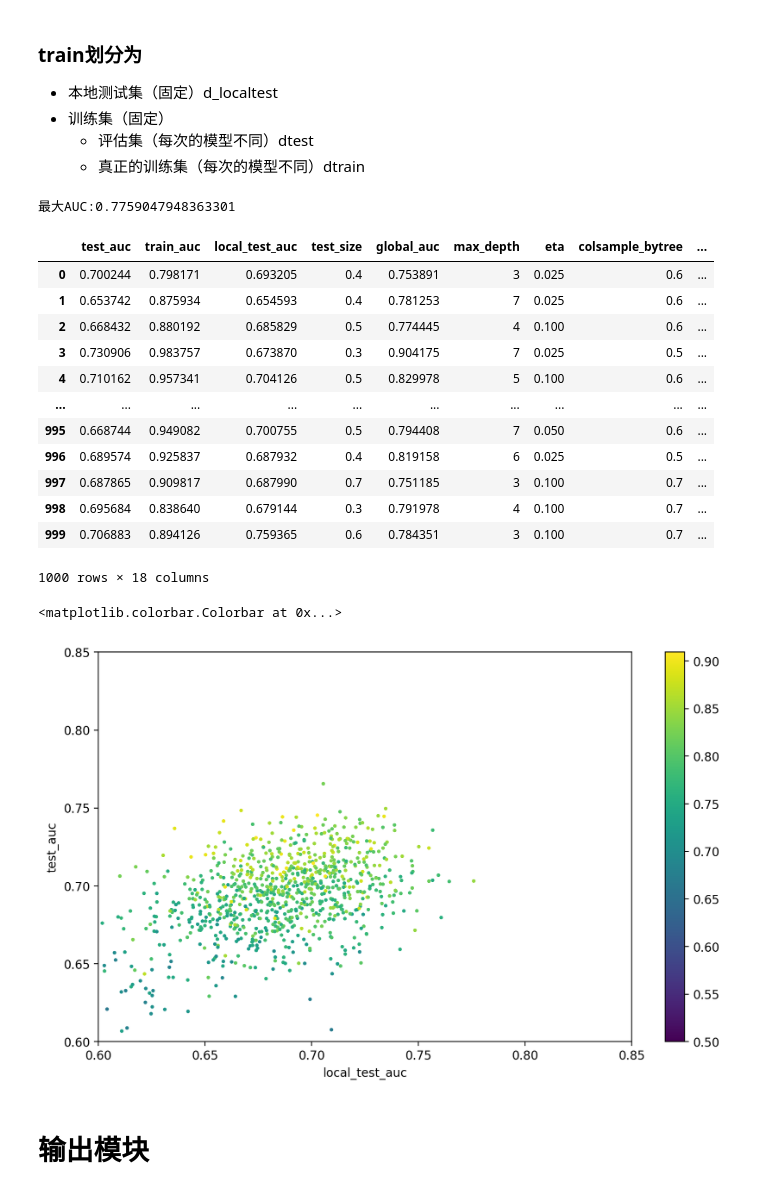
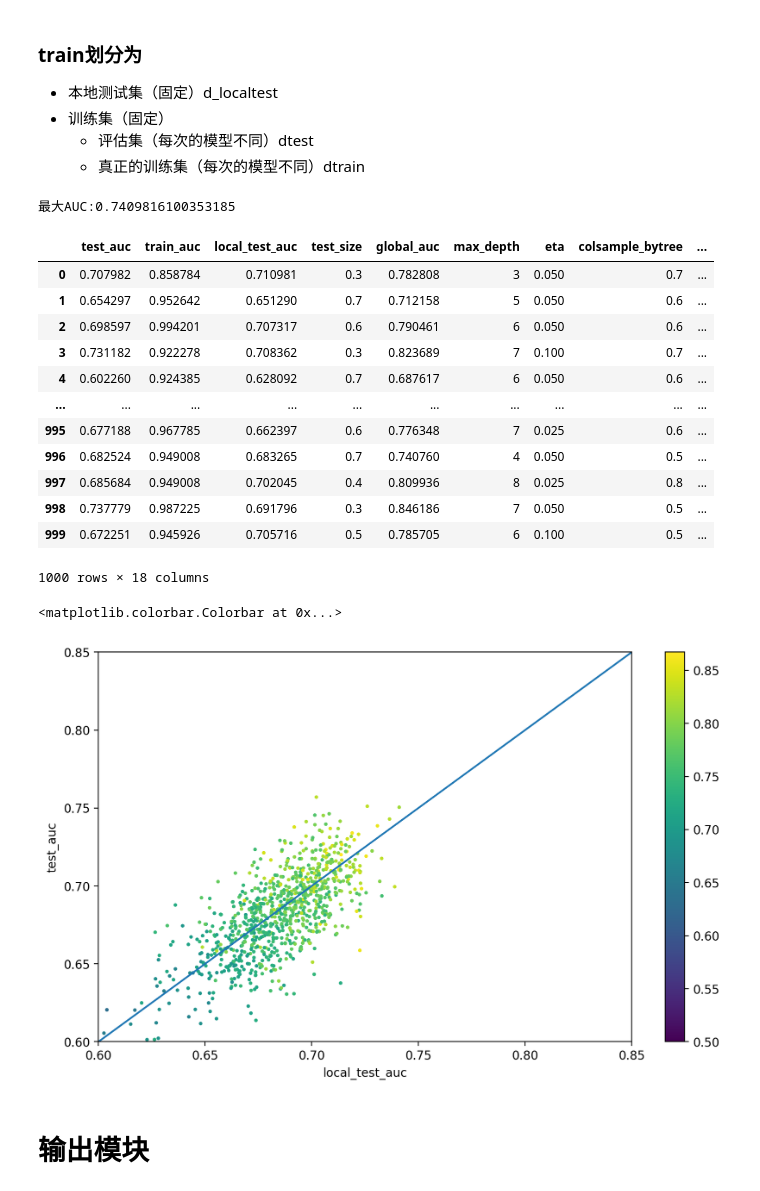
Before and after one commit to tassadar667/Take-down-SHUMO, a Jupyter notebook: 数据处理.ipynb, the cells around one changed output. Cells and saved outputs as stored; diff of their text form; code cells hidden in the pictures.

```diff
--- a/数据处理.ipynb
+++ b/数据处理.ipynb
@@ -287,7 +287,7 @@ df_train.to_csv("train_input.csv", encoding='utf-8')
 # %%
 N = 1000
 num_round = 100
-local_test_size = 1000
+local_test_size = 5000
 
 max_depth = [3, 4, 5, 6, 7, 8]
 eta = [0.1, 0.05,0.025]
@@ -410,22 +410,22 @@ for i in range(N):
 
 print('最大AUC:', max(info_df['local_test_auc']), sep="")
 # %% [output]
-最大AUC:0.7759047948363301
+最大AUC:0.7409816100353185
 # %%
 info_df
 # %% [output]
 |  | test_auc | train_auc | local_test_auc | test_size | global_auc | max_depth | eta | colsample_bytree | ... |
-| 0 | 0.700244 | 0.798171 | 0.693205 | 0.4 | 0.753891 | 3 | 0.025 | 0.6 | ... |
-| 1 | 0.653742 | 0.875934 | 0.654593 | 0.4 | 0.781253 | 7 | 0.025 | 0.6 | ... |
-| 2 | 0.668432 | 0.880192 | 0.685829 | 0.5 | 0.774445 | 4 | 0.100 | 0.6 | ... |
-| 3 | 0.730906 | 0.983757 | 0.673870 | 0.3 | 0.904175 | 7 | 0.025 | 0.5 | ... |
-| 4 | 0.710162 | 0.957341 | 0.704126 | 0.5 | 0.829978 | 5 | 0.100 | 0.6 | ... |
+| 0 | 0.707982 | 0.858784 | 0.710981 | 0.3 | 0.782808 | 3 | 0.050 | 0.7 | ... |
+| 1 | 0.654297 | 0.952642 | 0.651290 | 0.7 | 0.712158 | 5 | 0.050 | 0.6 | ... |
+| 2 | 0.698597 | 0.994201 | 0.707317 | 0.6 | 0.790461 | 6 | 0.050 | 0.6 | ... |
+| 3 | 0.731182 | 0.922278 | 0.708362 | 0.3 | 0.823689 | 7 | 0.100 | 0.7 | ... |
+| 4 | 0.602260 | 0.924385 | 0.628092 | 0.7 | 0.687617 | 6 | 0.050 | 0.6 | ... |
 | ... | ... | ... | ... | ... | ... | ... | ... | ... | ... |
-| 995 | 0.668744 | 0.949082 | 0.700755 | 0.5 | 0.794408 | 7 | 0.050 | 0.6 | ... |
-| 996 | 0.689574 | 0.925837 | 0.687932 | 0.4 | 0.819158 | 6 | 0.025 | 0.5 | ... |
-| 997 | 0.687865 | 0.909817 | 0.687990 | 0.7 | 0.751185 | 3 | 0.100 | 0.7 | ... |
-| 998 | 0.695684 | 0.838640 | 0.679144 | 0.3 | 0.791978 | 4 | 0.100 | 0.7 | ... |
-| 999 | 0.706883 | 0.894126 | 0.759365 | 0.6 | 0.784351 | 3 | 0.100 | 0.7 | ... |
+| 995 | 0.677188 | 0.967785 | 0.662397 | 0.6 | 0.776348 | 7 | 0.025 | 0.6 | ... |
+| 996 | 0.682524 | 0.949008 | 0.683265 | 0.7 | 0.740760 | 4 | 0.050 | 0.5 | ... |
+| 997 | 0.685684 | 0.949008 | 0.702045 | 0.4 | 0.809936 | 8 | 0.025 | 0.8 | ... |
+| 998 | 0.737779 | 0.987225 | 0.691796 | 0.3 | 0.846186 | 7 | 0.050 | 0.5 | ... |
+| 999 | 0.672251 | 0.945926 | 0.705716 | 0.5 | 0.785705 | 6 | 0.100 | 0.5 | ... |
 1000 rows × 18 columns
 # %%
 info_df.to_csv("info.csv", encoding="utf-8", index=False)
@@ -441,16 +441,17 @@ info_df.to_csv("info.csv", encoding="utf-8", index=False)
 # %%
 import matplotlib.pyplot as plt
 plt.figure(figsize=(10, 6), dpi=200)
 plt.scatter(info_df['local_test_auc'], info_df['test_auc'],
             c=info_df['global_auc'], s=4)
 plt.xlabel('local_test_auc')
 plt.ylabel('test_auc')
+plt.plot([0.6,0.85],[0.6,0.85])
 plt.xlim(0.6, 0.85)
 plt.ylim(0.6, 0.85)
 plt.colorbar()
 # %% [output]
 <matplotlib.colorbar.Colorbar at 0x...>
-[figure, old version]
+[figure, new version]
 # %% [markdown]
 # 输出模块
 # %%
```
Also changed, not shown: parts of 2 cells of this notebook, 1 other file.
